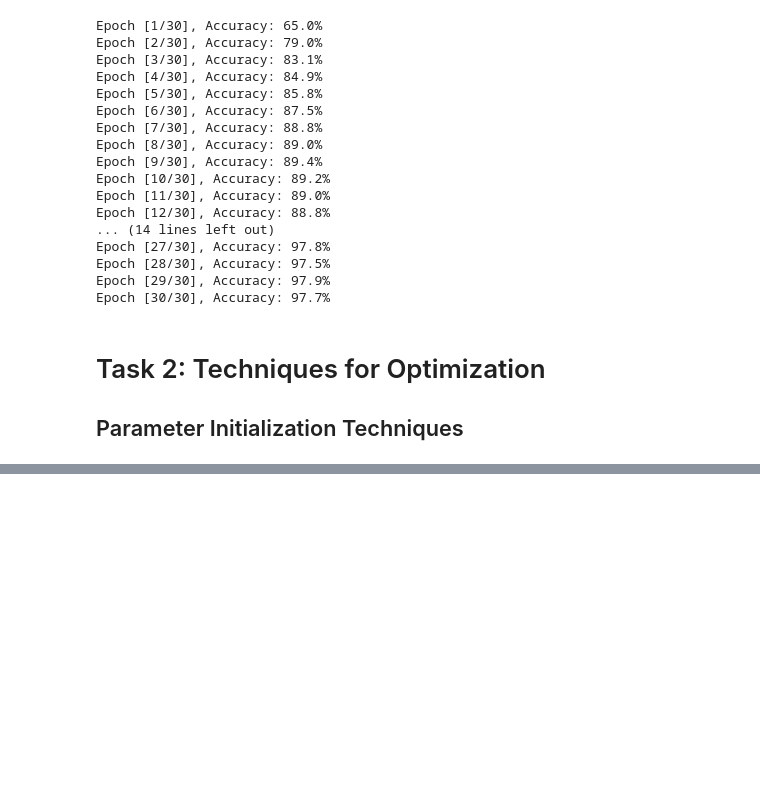
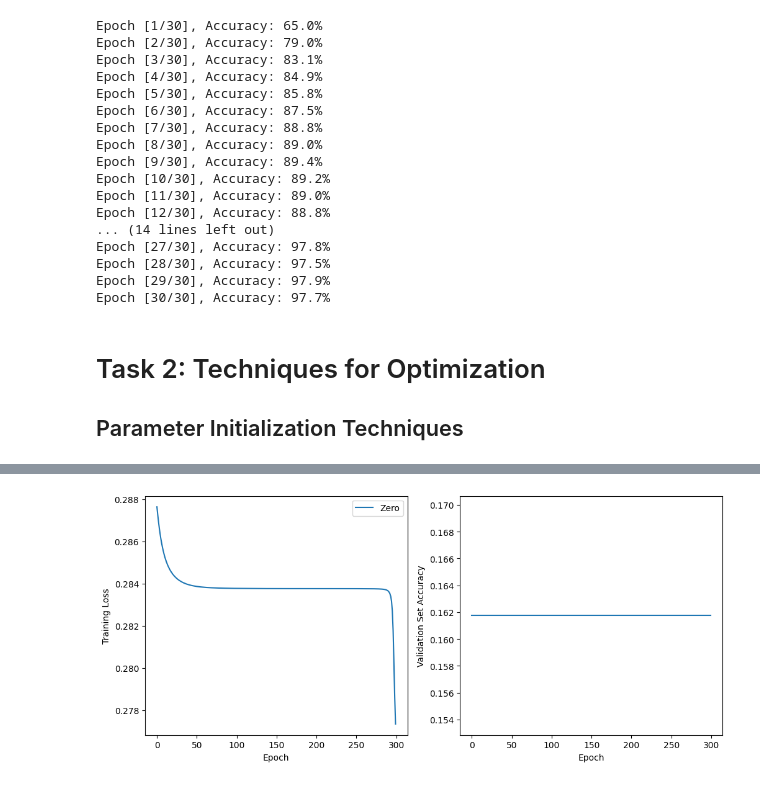
Before and after one commit to mao1756/CAP5619-sp24, a Jupyter notebook: P1/codes/P1.ipynb, the cells around one changed output, grey strips where cells are left out. Cells and saved outputs as stored; diff of their text form; code cells hidden in the pictures; blank space fills up the shorter version.

```diff
--- a/P1/codes/P1.ipynb
+++ b/P1/codes/P1.ipynb
@@ -491,2 +664,28 @@ plt.savefig('initialization_comparison.eps', format='eps')
+# %%
+# How about zero initialization?
+
+LEARN_RATE = 1e-2
+BATCH_SIZE = 32
+EPOCHS = 1000
+
+# Zero initialization
+model = LocallyConnectedNeuralNetwork().to(device)
+zero_loss, zero_accuracy = initialize_and_train_lc(model, torch.nn.init.zeros_, train_dataloader, val_dataloader, EPOCHS)
+
+# Plot the training loss and accuracy
+fig, ax = plt.subplots(1, 2, figsize=(12, 5))
+ax[0].plot(zero_loss, label="Zero")
+ax[0].set_xlabel("Epoch")
+ax[0].set_ylabel("Training Loss")
+ax[0].legend()
+
+ax[1].plot(zero_accuracy, label="Zero")
+ax[1].set_xlabel("Epoch")
+ax[1].set_ylabel("Validation Set Accuracy")
+# ax[1].legend(ncol=3, bbox_to_anchor=(0.5,0.3), loc='center')
+#plt.savefig('../initialization_comparison_lc.eps', format='eps')
+plt.show()
+# %% [output]
+[figure, added]
 # %%
 """
```
Also changed, not shown: parts of 10 cells of this notebook, 2 other files.
